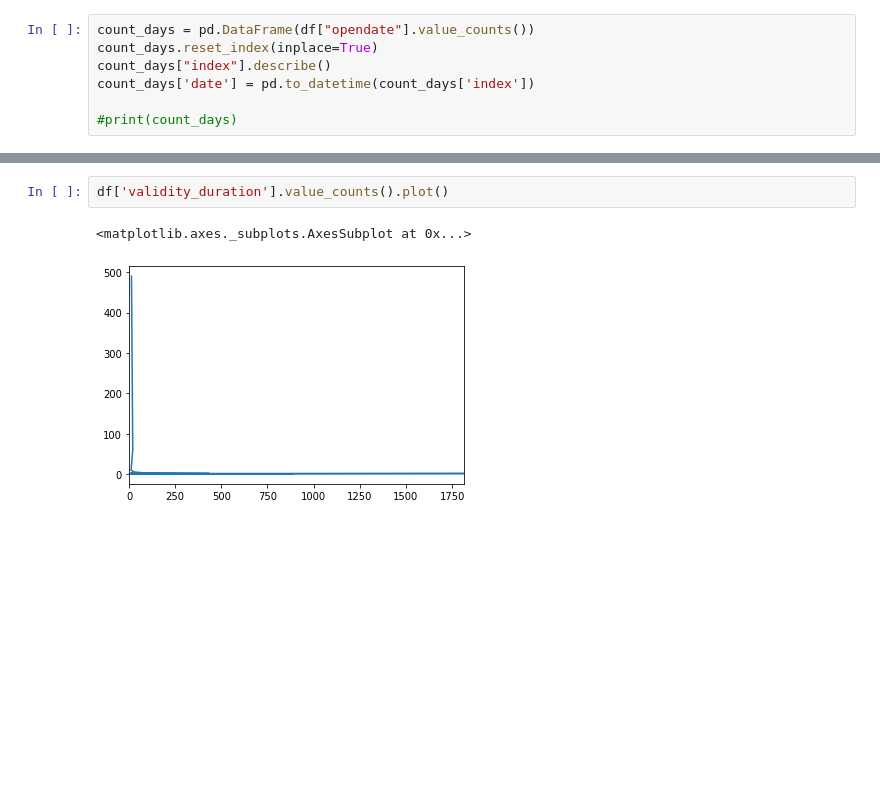
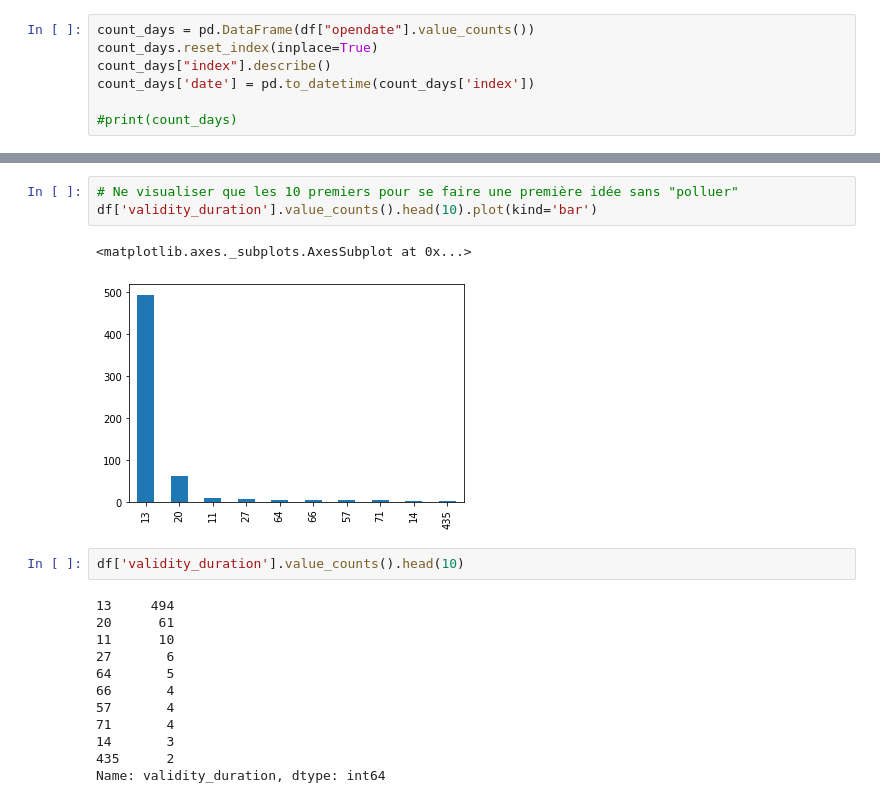
Before and after one commit to cvirginie/HumanMatters, a Jupyter notebook: HumanMatters.ipynb, the cells around one changed output, grey strips where cells are left out. Drawn from its saved outputs; the diff is of its cells as text; blank space fills up the shorter version.

```diff
--- a/HumanMatters.ipynb
+++ b/HumanMatters.ipynb
@@ -277,6 +356,21 @@ freq      490
 Name: validity_duration, dtype: int64
+# %%
+# Ne visualiser que les 10 premiers pour se faire une première idée sans "polluer"
+df['validity_duration'].value_counts().head(10).plot(kind='bar')
+# %% [output]
+<matplotlib.axes._subplots.AxesSubplot at 0x...>
+[figure, added]
 # %%
-df['validity_duration'].value_counts().plot()
+df['validity_duration'].value_counts().head(10)
 # %% [output]
-<matplotlib.axes._subplots.AxesSubplot at 0x...>
+13     494
+20      61
+11      10
+27       6
+64       5
+66       4
+57       4
+71       4
+14       3
+435      2
+Name: validity_duration, dtype: int64
-[figure, removed]
```
Also changed, not shown: parts of 24 cells of this notebook.
